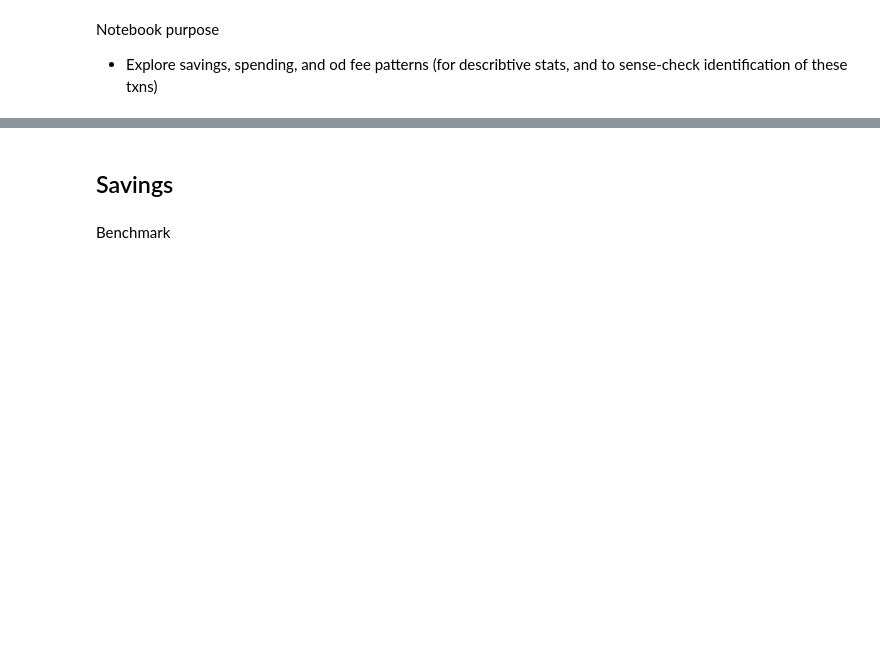
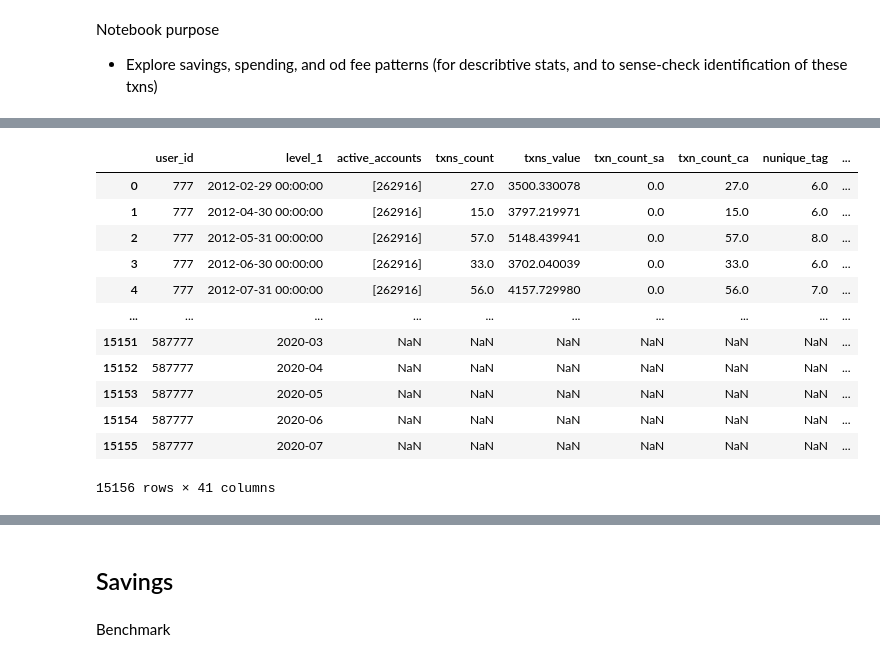
Before and after one commit to fabiangunzinger/entropy, a Jupyter notebook: notebooks/outcome_describtion.ipynb, the cells around one changed output, grey strips where cells are left out. Cells and saved outputs as stored; diff of their text form; code cells hidden in the pictures; blank space fills up the shorter version.

```diff
--- a/notebooks/outcome_describtion.ipynb
+++ b/notebooks/outcome_describtion.ipynb
@@ -47,0 +50,2 @@ Time for read_txn_data                 : 3.19 seconds
+# %%
+agg = md.aggregate_data(dfs)
@@ -47,0 +68,16 @@ Time for read_txn_data                 : 3.19 seconds
+# %%
+agg
+# %% [output]
+|  | user_id | level_1 | active_accounts | txns_count | txns_value | txn_count_sa | txn_count_ca | nunique_tag | ... |
+| 0 | 777 | 2012-02-29 00:00:00 | [262916] | 27.0 | 3500.330078 | 0.0 | 27.0 | 6.0 | ... |
+| 1 | 777 | 2012-04-30 00:00:00 | [262916] | 15.0 | 3797.219971 | 0.0 | 15.0 | 6.0 | ... |
+| 2 | 777 | 2012-05-31 00:00:00 | [262916] | 57.0 | 5148.439941 | 0.0 | 57.0 | 8.0 | ... |
+| 3 | 777 | 2012-06-30 00:00:00 | [262916] | 33.0 | 3702.040039 | 0.0 | 33.0 | 6.0 | ... |
+| 4 | 777 | 2012-07-31 00:00:00 | [262916] | 56.0 | 4157.729980 | 0.0 | 56.0 | 7.0 | ... |
+| ... | ... | ... | ... | ... | ... | ... | ... | ... | ... |
+| 15151 | 587777 | 2020-03 | NaN | NaN | NaN | NaN | NaN | NaN | ... |
+| 15152 | 587777 | 2020-04 | NaN | NaN | NaN | NaN | NaN | NaN | ... |
+| 15153 | 587777 | 2020-05 | NaN | NaN | NaN | NaN | NaN | NaN | ... |
+| 15154 | 587777 | 2020-06 | NaN | NaN | NaN | NaN | NaN | NaN | ... |
+| 15155 | 587777 | 2020-07 | NaN | NaN | NaN | NaN | NaN | NaN | ... |
+15156 rows × 41 columns
```
Also changed, not shown: parts of 12 cells of this notebook, 3 other files.
